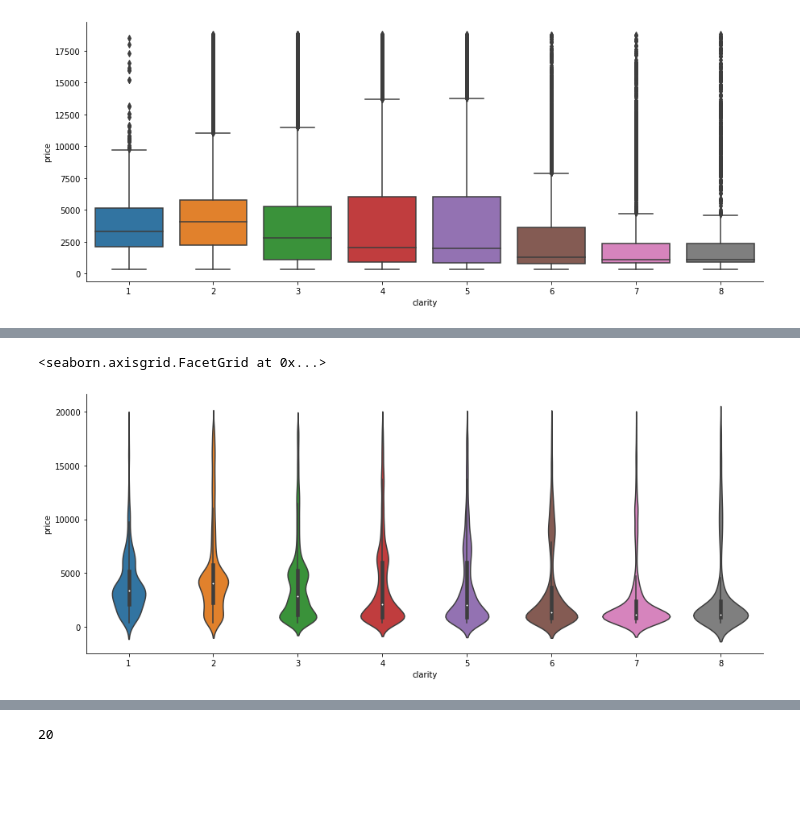
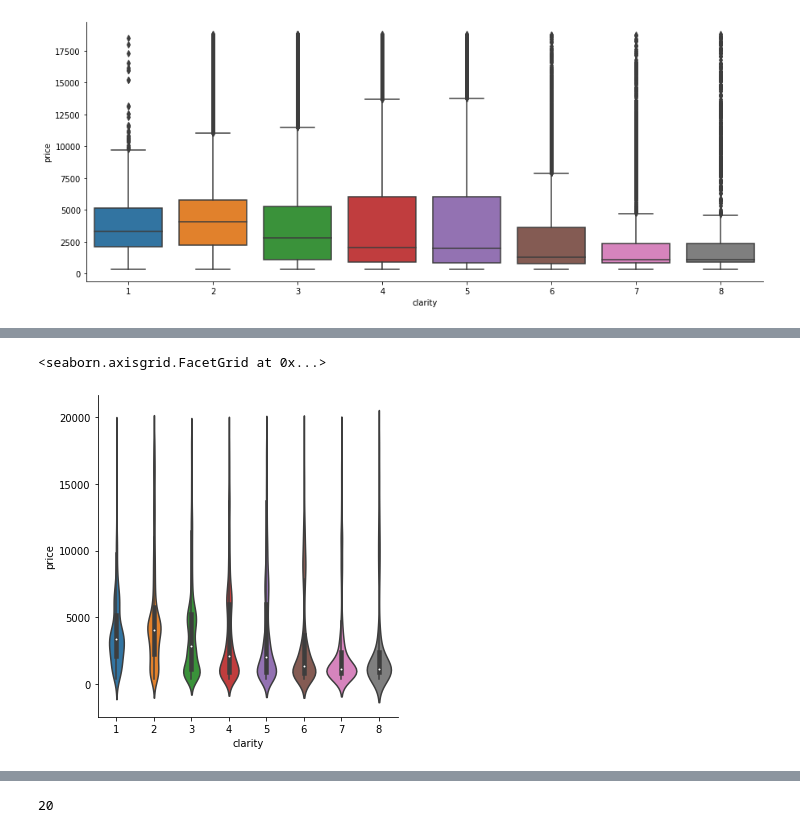
Before and after one commit to jonasdegrave/deep-neural-network, a Jupyter notebook: NN-DiamonClassifier.ipynb, the cells around one changed output, grey strips where cells are left out. Saved outputs shown, nothing was run; the diff lists cells and outputs as text; code cells hidden in the pictures; blank space fills up the shorter version.

```diff
--- a/NN-DiamonClassifier.ipynb
+++ b/NN-DiamonClassifier.ipynb
@@ -362,8 +414,8 @@ sns.catplot(x='color', y='price' , data=data , kind='violin', aspect=2.5)
 # %%
-sns.catplot(x='clarity', y='price' , data=data , kind='violin', aspect=2.5)
+sns.catplot(x='clarity', y='price' , data=data , kind='violin', aspect=1)
 # %% [output]
 <seaborn.axisgrid.FacetGrid at 0x...>
-[figure, old version]
+[figure, new version]
 # %%
 sns.kdeplot(data['x'] ,shade=True , color='r' )
 sns.kdeplot(data['y'] , shade=True , color='g' )
```
Also changed, not shown: parts of 66 cells of this notebook, 19 other files.
